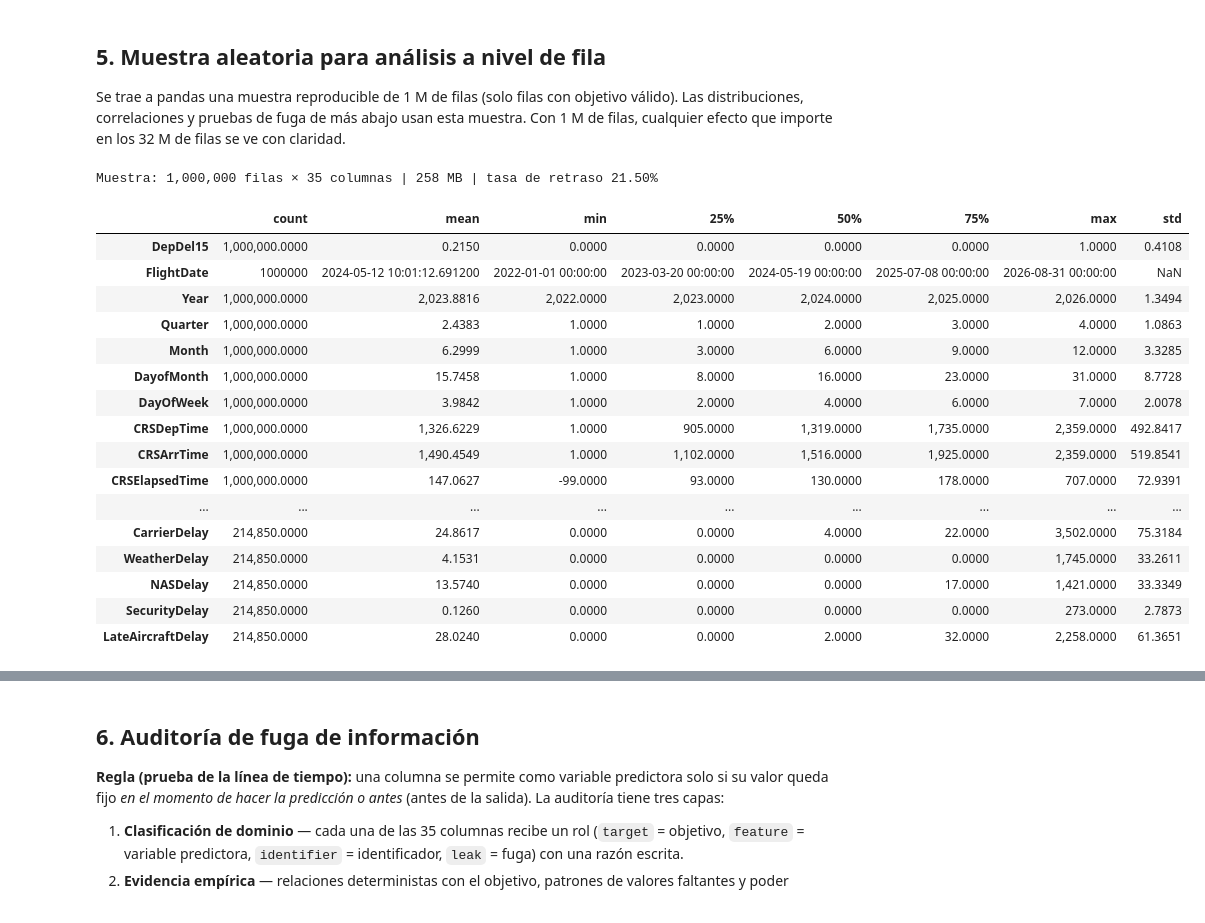
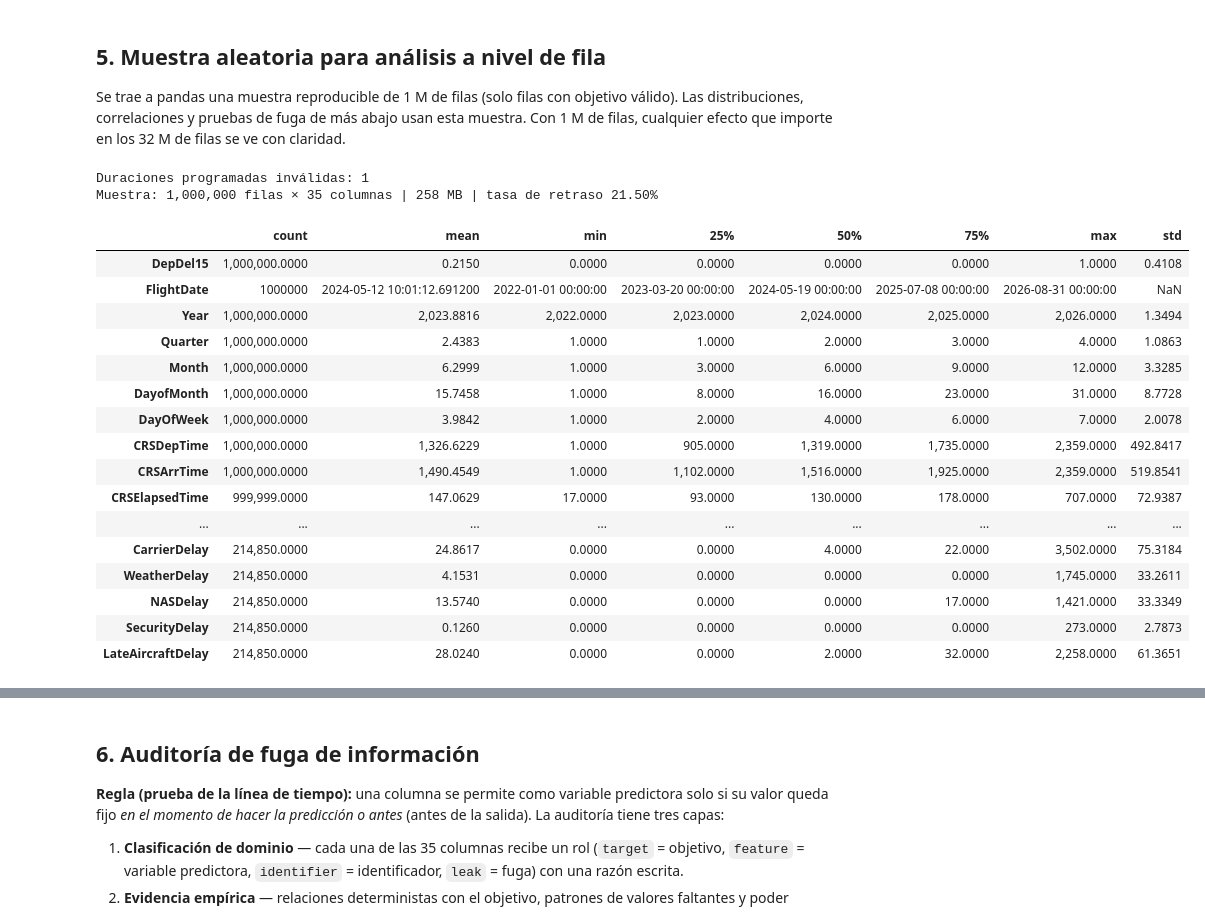
Before and after one commit to Jeronimo1303/Missed-Flight-Risk-Percentage-Analysis-US, a Jupyter notebook: src/Ingesta_y_procesamiento_de_datos.ipynb, the cells around one changed output, grey strips where cells are left out. Saved outputs shown, nothing was run; the diff lists cells and outputs as text; code cells hidden in the pictures.

```diff
--- a/src/Ingesta_y_procesamiento_de_datos.ipynb
+++ b/src/Ingesta_y_procesamiento_de_datos.ipynb
@@ -391,26 +411,55 @@ fig.tight_layout(); savefig(fig, "04_distance_duration")
 
 Se trae a pandas una muestra reproducible de 1 M de filas (solo filas con objetivo válido). Las distribuciones, correlaciones y pruebas de fuga de más abajo usan esta muestra. Con 1 M de filas, cualquier efecto que importe en los 32 M de filas se ve con claridad.
 # %%
+
+# 5. Muestra aleatoria para análisis a nivel de fila
+
 df = con.sql(f"""
-    SELECT * FROM (SELECT * FROM flights WHERE {TARGET} IS NOT NULL)
-    USING SAMPLE reservoir({SAMPLE_ROWS} ROWS) REPEATABLE ({SEED})
+    SELECT * FROM (
+        SELECT * FROM flights
+        WHERE {TARGET} IS NOT NULL
+    )
+    USING SAMPLE reservoir({SAMPLE_ROWS} ROWS)
+    REPEATABLE ({SEED})
 """).df()
+
 df[TARGET] = df[TARGET].astype(int)
-print(f"Muestra: {df.shape[0]:,} filas × {df.shape[1]} columnas | {df.memory_usage(deep=True).sum() / 1e6:,.0f} MB | tasa de retraso {df[TARGET].mean():.2%}")
+
+# Identificar duraciones programadas inválidas
+invalid_duration = (
+    df["CRSElapsedTime"].notna()
+    & (df["CRSElapsedTime"] <= 0)
+)
+
+print(
+    f"Duraciones programadas inválidas: "
+    f"{invalid_duration.sum():,}"
+)
+
+# Convertir a NaN sin eliminar las filas
+df.loc[invalid_duration, "CRSElapsedTime"] = np.nan
+
+print(
+    f"Muestra: {df.shape[0]:,} filas × {df.shape[1]} columnas "
+    f"| {df.memory_usage(deep=True).sum() / 1e6:,.0f} MB "
+    f"| tasa de retraso {df[TARGET].mean():.2%}"
+)
+
 df.describe().T
 # %% [output]
+Duraciones programadas inválidas: 1
 Muestra: 1,000,000 filas × 35 columnas | 258 MB | tasa de retraso 21.50%
 |  | count | mean | min | 25% | 50% | 75% | max | std |
 | DepDel15 | 1,000,000.0000 | 0.2150 | 0.0000 | 0.0000 | 0.0000 | 0.0000 | 1.0000 | 0.4108 |
 | FlightDate | 1000000 | 2024-05-12 10:01:12.691200 | 2022-01-01 00:00:00 | 2023-03-20 00:00:00 | 2024-05-19 00:00:00 | 2025-07-08 00:00:00 | 2026-08-31 00:00:00 | NaN |
 | Year | 1,000,000.0000 | 2,023.8816 | 2,022.0000 | 2,023.0000 | 2,024.0000 | 2,025.0000 | 2,026.0000 | 1.3494 |
 | Quarter | 1,000,000.0000 | 2.4383 | 1.0000 | 1.0000 | 2.0000 | 3.0000 | 4.0000 | 1.0863 |
 | Month | 1,000,000.0000 | 6.2999 | 1.0000 | 3.0000 | 6.0000 | 9.0000 | 12.0000 | 3.3285 |
 | DayofMonth | 1,000,000.0000 | 15.7458 | 1.0000 | 8.0000 | 16.0000 | 23.0000 | 31.0000 | 8.7728 |
 | DayOfWeek | 1,000,000.0000 | 3.9842 | 1.0000 | 2.0000 | 4.0000 | 6.0000 | 7.0000 | 2.0078 |
 | CRSDepTime | 1,000,000.0000 | 1,326.6229 | 1.0000 | 905.0000 | 1,319.0000 | 1,735.0000 | 2,359.0000 | 492.8417 |
 | CRSArrTime | 1,000,000.0000 | 1,490.4549 | 1.0000 | 1,102.0000 | 1,516.0000 | 1,925.0000 | 2,359.0000 | 519.8541 |
-| CRSElapsedTime | 1,000,000.0000 | 147.0627 | -99.0000 | 93.0000 | 130.0000 | 178.0000 | 707.0000 | 72.9391 |
+| CRSElapsedTime | 999,999.0000 | 147.0629 | 17.0000 | 93.0000 | 130.0000 | 178.0000 | 707.0000 | 72.9387 |
 | ... | ... | ... | ... | ... | ... | ... | ... | ... |
 | CarrierDelay | 214,850.0000 | 24.8617 | 0.0000 | 0.0000 | 4.0000 | 22.0000 | 3,502.0000 | 75.3184 |
 | WeatherDelay | 214,850.0000 | 4.1531 | 0.0000 | 0.0000 | 0.0000 | 0.0000 | 1,745.0000 | 33.2611 |
```
Also changed, not shown: parts of 5 cells of this notebook.
